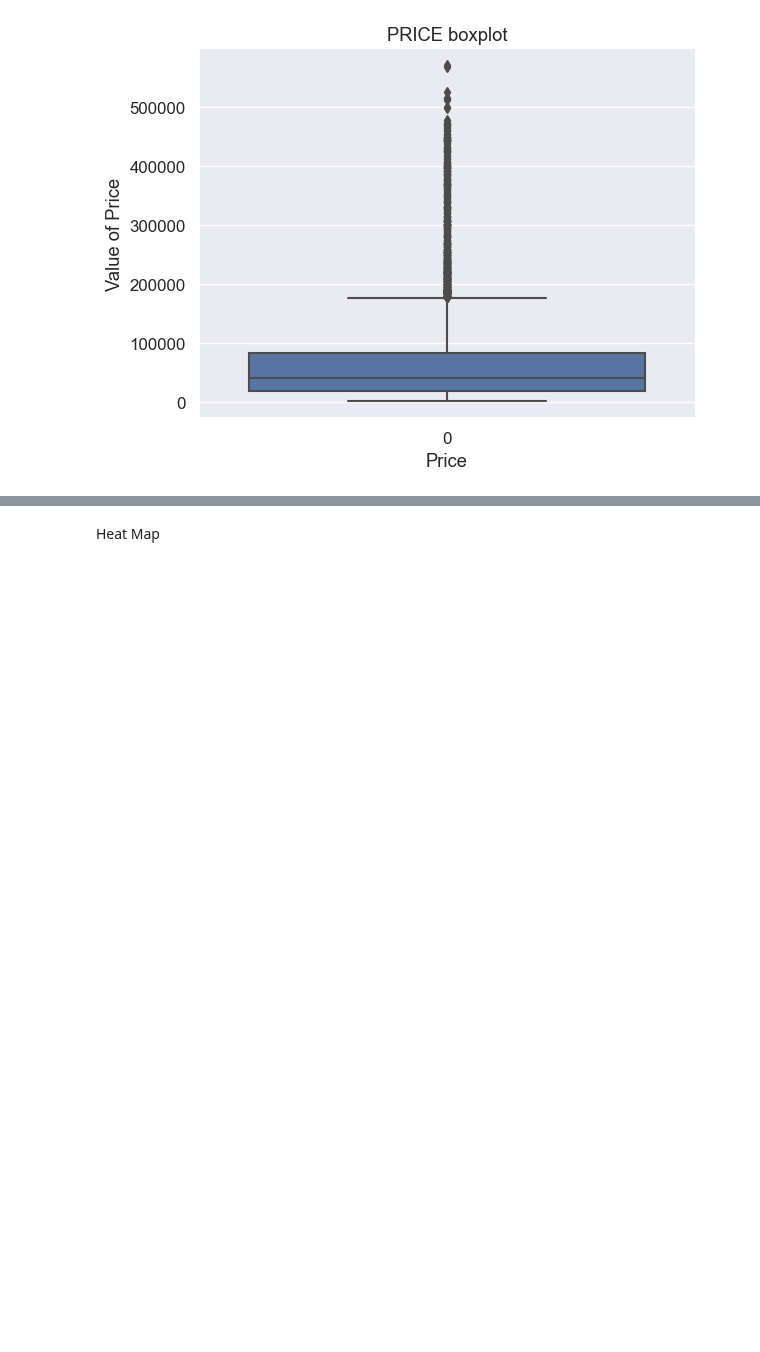
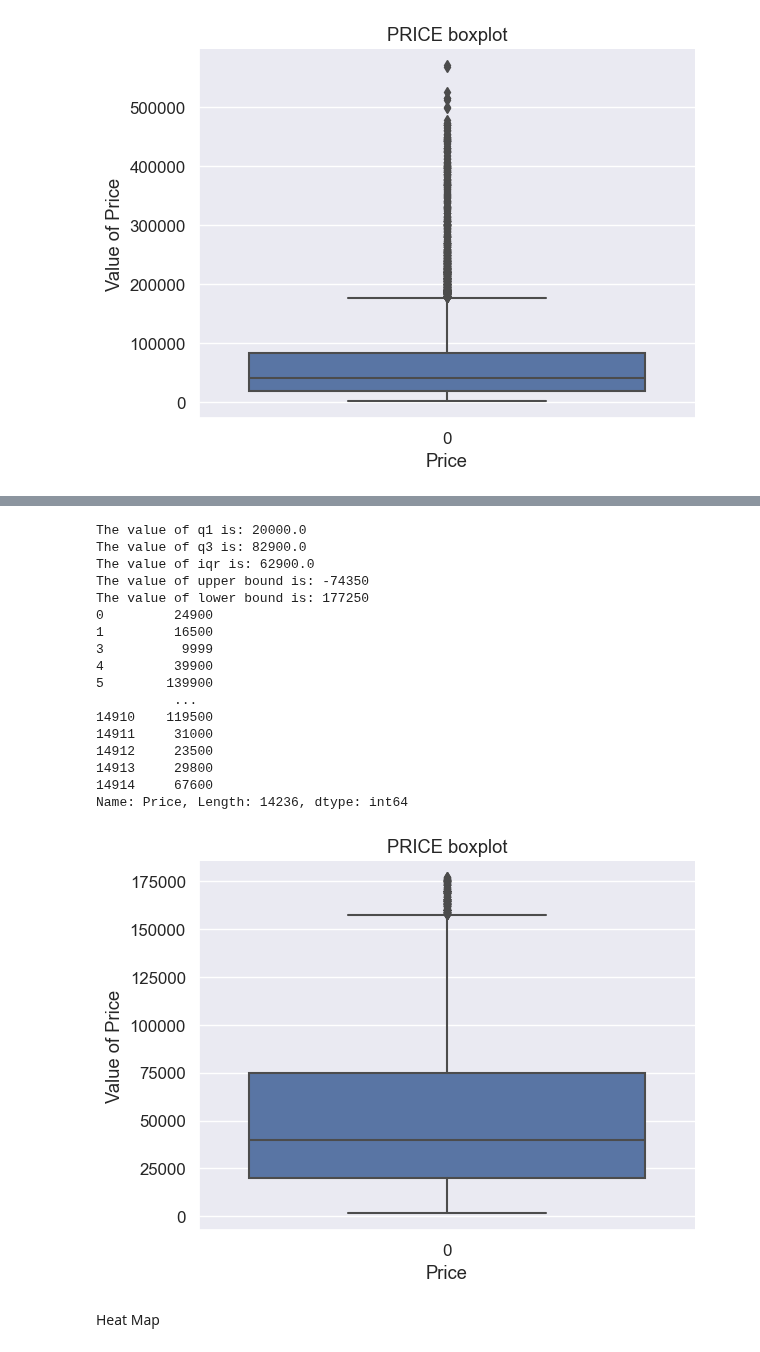
Before and after one commit to PsimonL/AI_Assesment, a Jupyter notebook: main.ipynb, the cells around one changed output, grey strips where cells are left out. Drawn from its saved outputs; the diff is of its cells as text; code cells hidden in the pictures; blank space fills up the shorter version.

```diff
--- a/main.ipynb
+++ b/main.ipynb
@@ -233,3 +261,50 @@ def grid_boxplots(*args):
+# %%
+# for i in df.columns[:-1]:
+    # fig, axs = plt.subplots(3, 1, figsize=(10,7))
+    # sns.boxplot(x=df["Price"], y=df[i], ax=axs[0])
+    # plt.plot()
+
+price = df["Price"]
+q1=price.quantile(0.25)
+q3=price.quantile(0.75)
+
+print("The value of q1 is:",q1)
+print("The value of q3 is:",q3)
+
+iqr = q3 - q1
+print("The value of iqr is:",iqr)
+
+upper=q1-1.5*iqr
+lower=q3+1.5*iqr
+
+print("The value of upper bound is:",round(upper))
+print("The value of lower bound is:",round(lower))
+
+clean_data=price[~((price<(upper))  |  (price>(lower)))]
+print(clean_data)
+
+
+sns.boxplot(clean_data).set(title="PRICE boxplot", xlabel="Price", ylabel="Value of Price")
+sns.despine()
+# %% [output]
+The value of q1 is: 20000.0
+The value of q3 is: 82900.0
+The value of iqr is: 62900.0
+The value of upper bound is: -74350
+The value of lower bound is: 177250
+0         24900
+1         16500
+3          9999
+4         39900
+5        139900
+          ...
+14910    119500
+14911     31000
+14912     23500
+14913     29800
+14914     67600
+Name: Price, Length: 14236, dtype: int64
+[figure, added]
 # %% [markdown]
 Heat Map
 # %%
```
Also changed, not shown: parts of 16 cells of this notebook.
